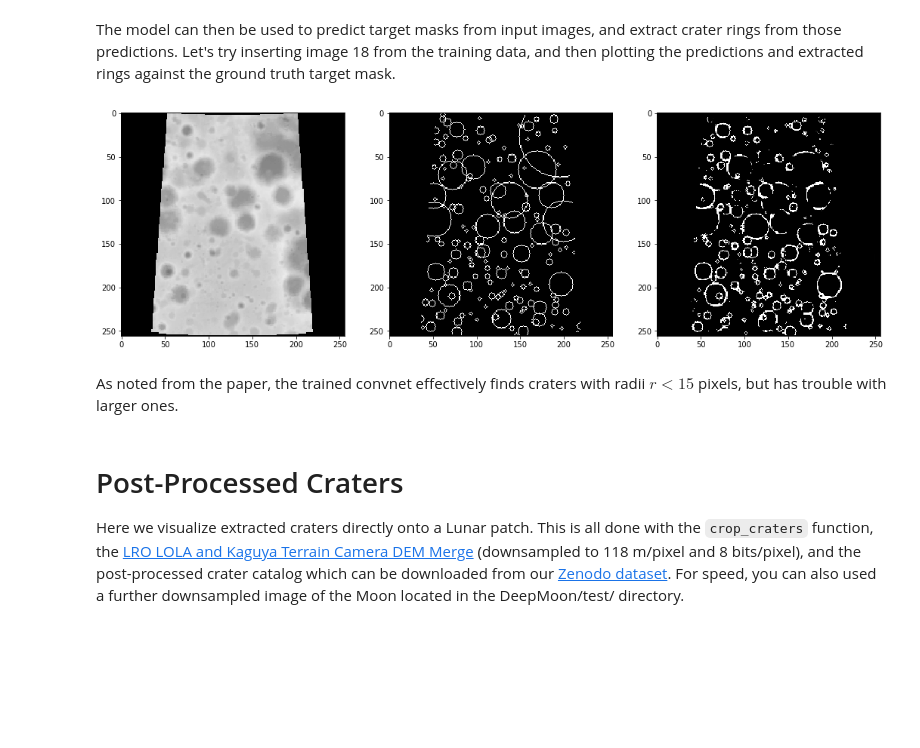
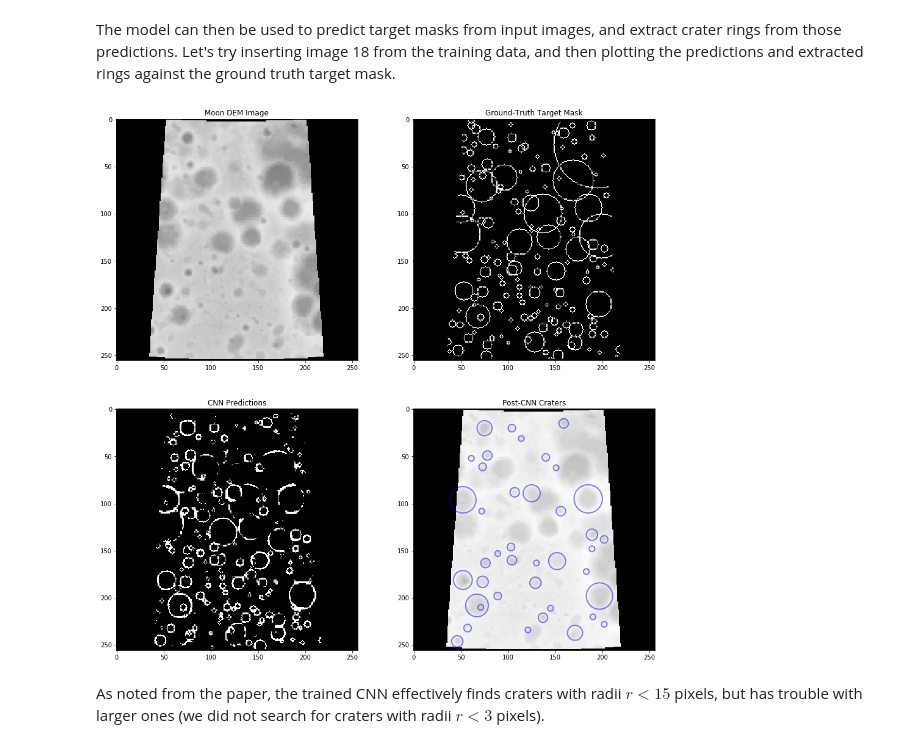
Before and after one commit to silburt/DeepMoon, a Jupyter notebook: docs/Using Zenodo Data.ipynb, the cells around one changed output. Cells and saved outputs as stored; diff of their text form; code cells hidden in the pictures; blank space fills up the shorter version.

Commit message:
Modifications to Using Zenodo Data.ipynb, README.md (#17)

```diff
--- a/docs/Using Zenodo Data.ipynb
+++ b/docs/Using Zenodo Data.ipynb
@@ -137,27 +140,26 @@ Using TensorFlow backend.
 # %% [markdown]
 The model can then be used to predict target masks from input images, and extract crater rings from those predictions.  Let's try inserting image 18 from the training data, and then plotting the predictions and extracted rings against the ground truth target mask.
 # %%
+# Use the CNN to make a prediction
 pred = model.predict(np.array(train_imgs['input_images'][17:18][..., np.newaxis]))
-extracted_rings = tmt.template_match_t(preds[i].copy(), minrad=3)
+# Use scikit-image template matching to extract crater locations.  Only search for craters with r >= 3 pixels.
+extracted_rings = tmt.template_match_t(pred[0].copy(), minrad=3.)
 
-fig = plt.figure(figsize=[18, 6])
-[ax1, ax2, ax3, ax4] = fig.subplots(1,4)
+fig = plt.figure(figsize=[16, 16])
+[[ax1, ax2], [ax3, ax4]] = fig.subplots(2,2)
 ax1.imshow(train_imgs['input_images'][17][...], origin='upper', cmap='Greys_r', vmin=50, vmax=200)
-ax2.imshow(train_imgs['target_masks'][17][...], origin='upper', cmap='Greys_r')
-ax3.imshow(pred[0], origin='upper', cmap='Greys_r')
+ax2.imshow(train_imgs['target_masks'][17][...], origin='upper', cmap='Greys_r', vmin=0, vmax=1)
+ax3.imshow(pred[0], origin='upper', cmap='Greys_r', vmin=0, vmax=1)
 ax4.imshow(train_imgs['input_images'][17][...], origin='upper', cmap="Greys_r")
 for x, y, r in extracted_rings:
     circle = plt.Circle((x, y), r, color='blue', fill=False, linewidth=2, alpha=0.5)
     ax4.add_artist(circle)
 ax1.set_title('Moon DEM Image')
 ax2.set_title('Ground-Truth Target Mask')
 ax3.set_title('CNN Predictions')
 ax4.set_title('Post-CNN Craters')
 plt.show()
 # %% [output]
-[figure, old version]
+[figure, new version]
 # %% [markdown]
-As noted from the paper, the trained convnet effectively finds craters with radii $r < 15$ pixels, but has trouble with larger ones.
+As noted from the paper, the trained CNN effectively finds craters with radii $r < 15$ pixels, but has trouble with larger ones (we did not search for craters with radii $r < 3$ pixels).
-# %% [markdown]
-# Post-Processed Craters
-Here we visualize extracted craters directly onto a Lunar patch. This is all done with the `crop_craters` function, the [LRO LOLA and Kaguya Terrain Camera DEM Merge](https://astrogeology.usgs.gov/search/map/Moon/LRO/LOLA/Lunar_LRO_LrocKaguya_DEMmerge_60N60S_512ppd) (downsampled to 118 m/pixel and 8 bits/pixel), and the post-processed crater catalog which can be downloaded from our [Zenodo dataset](https://doi.org/10.5281/zenodo.1133969). For speed, you can also used a further downsampled image of the Moon located in the DeepMoon/test/ directory.
```
Also changed, not shown: parts of 13 cells of this notebook, 1 other file.
